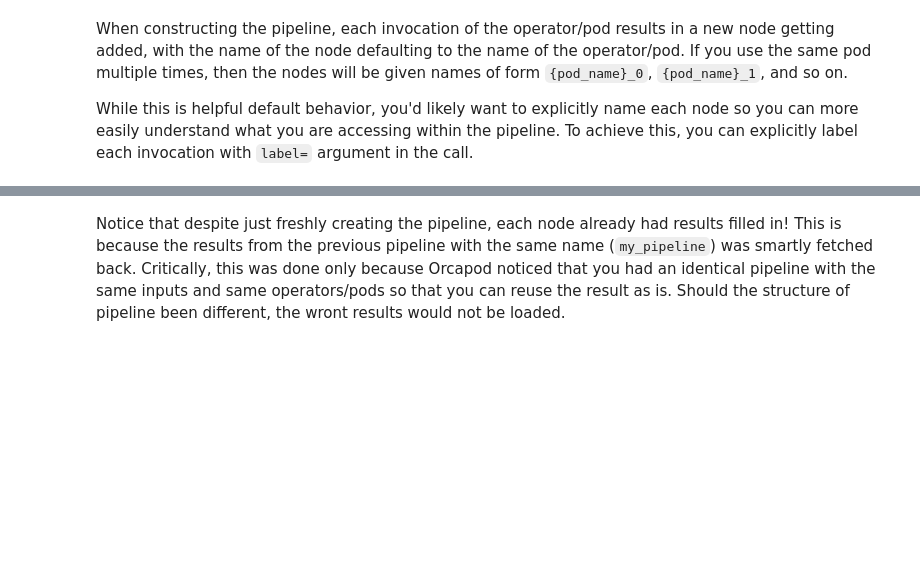
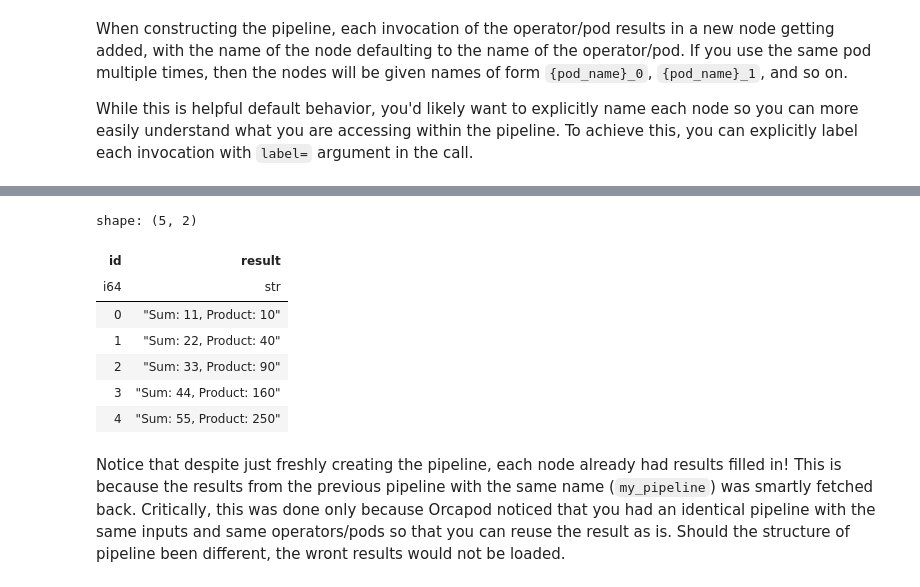
Before and after one commit to walkerlab/orcapod-python, a Jupyter notebook: notebooks/tutorials/01_introduction_to_orcapod.ipynb, the cells around one changed output, grey strips where cells are left out. Saved outputs shown, nothing was run; the diff lists cells and outputs as text; code cells hidden in the pictures; blank space fills up the shorter version.

```diff
--- a/notebooks/tutorials/01_introduction_to_orcapod.ipynb
+++ b/notebooks/tutorials/01_introduction_to_orcapod.ipynb
@@ -512,4 +547,13 @@ pipeline2.my_product.df
 # %%
-pipeline2.my_final_result.df
+pipeline2.my_final_result.as_df()
+# %% [output]
+shape: (5, 2)
+| id | result |
+| i64 | str |
+| 0 | "Sum: 11, Product: 10" |
+| 1 | "Sum: 22, Product: 40" |
+| 2 | "Sum: 33, Product: 90" |
+| 3 | "Sum: 44, Product: 160" |
+| 4 | "Sum: 55, Product: 250" |
 # %% [markdown]
 Notice that despite just freshly creating the pipeline, each node already had results filled in! This is because the results from the previous pipeline with the same name (`my_pipeline`) was smartly fetched back. Critically, this was done only because Orcapod noticed that you had an identical pipeline with the same inputs and same operators/pods so that you can reuse the result as is. Should the structure of pipeline been different, the wront results would not be loaded.
```
Also changed, not shown: parts of 14 cells of this notebook, 7 other files.
